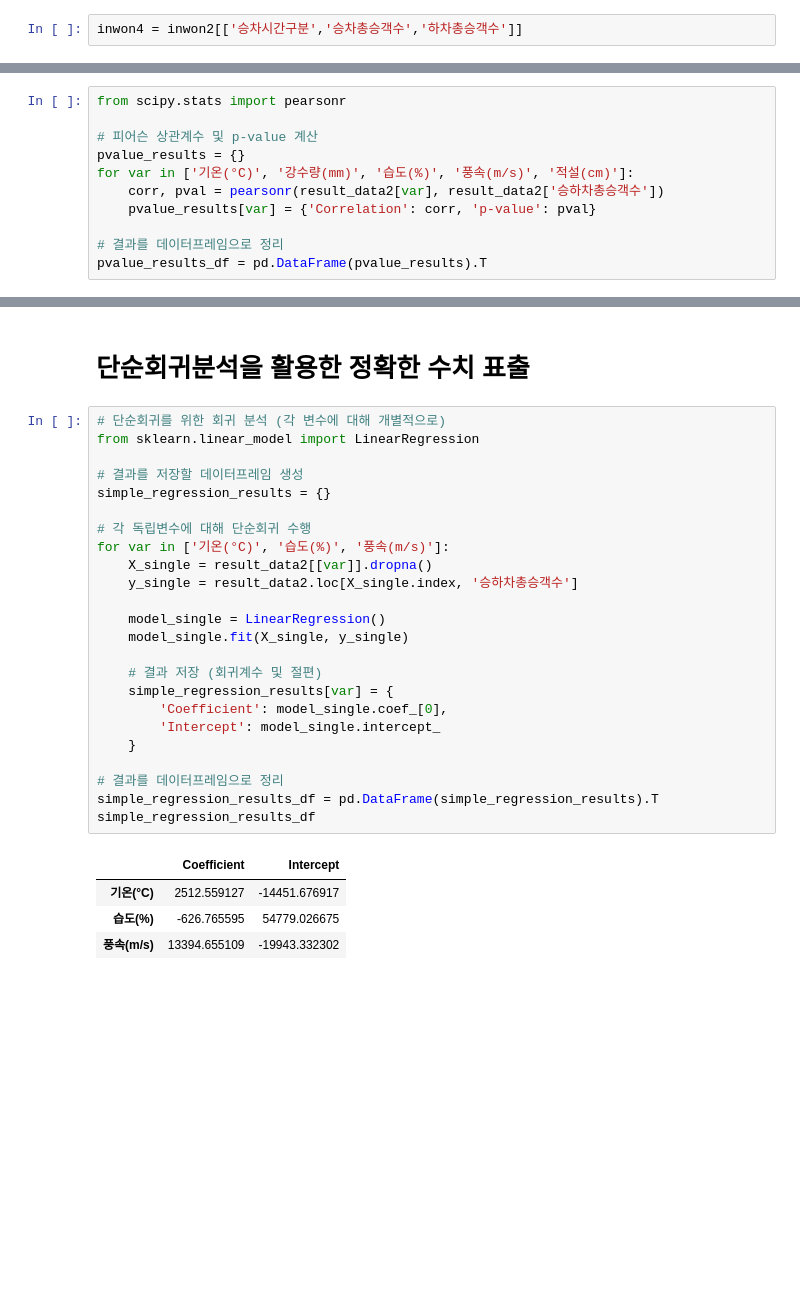
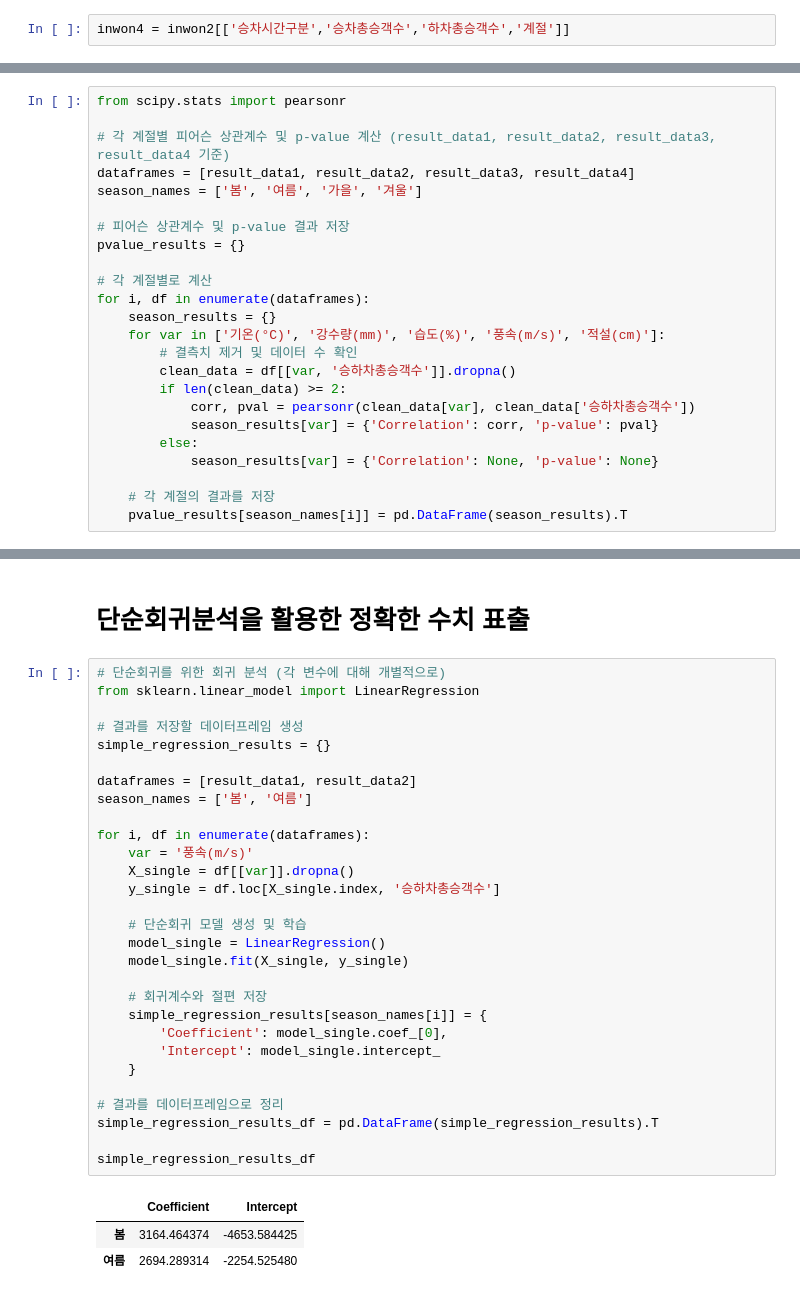
Before and after one commit to hannania7/Correlation-Analysis_toyproject, a Jupyter notebook: 데이터/코드/project.ipynb, the cells around one changed output, grey strips where cells are left out. Drawn from its saved outputs; the diff is of its cells as text; blank space fills up the shorter version.

```diff
--- a/데이터/코드/project.ipynb
+++ b/데이터/코드/project.ipynb
@@ -48,5 +68,5 @@ inwon3 = inwon[['승차시간구분','승차총승객수','하차총승객수']]
 # %%
-inwon4 = inwon2[['승차시간구분','승차총승객수','하차총승객수']]
+inwon4 = inwon2[['승차시간구분','승차총승객수','하차총승객수','계절']]
 # %%
 combined_inwon = pd.concat([inwon3, inwon4], axis=0).reset_index(drop=True)
 
@@ -275,11 +311,24 @@ plt.show()
 # %%
 from scipy.stats import pearsonr
 
-# 피어슨 상관계수 및 p-value 계산
+# 각 계절별 피어슨 상관계수 및 p-value 계산 (result_data1, result_data2, result_data3, result_data4 기준)
+dataframes = [result_data1, result_data2, result_data3, result_data4]
+season_names = ['봄', '여름', '가을', '겨울']
+
+# 피어슨 상관계수 및 p-value 결과 저장
 pvalue_results = {}
-for var in ['기온(°C)', '강수량(mm)', '습도(%)', '풍속(m/s)', '적설(cm)']:
-    corr, pval = pearsonr(result_data2[var], result_data2['승하차총승객수'])
-    pvalue_results[var] = {'Correlation': corr, 'p-value': pval}
 
-# 결과를 데이터프레임으로 정리
-pvalue_results_df = pd.DataFrame(pvalue_results).T
+# 각 계절별로 계산
+for i, df in enumerate(dataframes):
+    season_results = {}
+    for var in ['기온(°C)', '강수량(mm)', '습도(%)', '풍속(m/s)', '적설(cm)']:
+        # 결측치 제거 및 데이터 수 확인
+        clean_data = df[[var, '승하차총승객수']].dropna()
+        if len(clean_data) >= 2:
+            corr, pval = pearsonr(clean_data[var], clean_data['승하차총승객수'])
+            season_results[var] = {'Correlation': corr, 'p-value': pval}
+        else:
+            season_results[var] = {'Correlation': None, 'p-value': None}
+
+    # 각 계절의 결과를 저장
+    pvalue_results[season_names[i]] = pd.DataFrame(season_results).T
@@ -299,29 +416,33 @@ pvalue_results_df
 # %%
 # 단순회귀를 위한 회귀 분석 (각 변수에 대해 개별적으로)
 from sklearn.linear_model import LinearRegression
 
 # 결과를 저장할 데이터프레임 생성
 simple_regression_results = {}
 
-# 각 독립변수에 대해 단순회귀 수행
-for var in ['기온(°C)', '습도(%)', '풍속(m/s)']:
-    X_single = result_data2[[var]].dropna()
-    y_single = result_data2.loc[X_single.index, '승하차총승객수']
+dataframes = [result_data1, result_data2]
+season_names = ['봄', '여름']
 
+for i, df in enumerate(dataframes):
+    var = '풍속(m/s)'
+    X_single = df[[var]].dropna()
+    y_single = df.loc[X_single.index, '승하차총승객수']
+
+    # 단순회귀 모델 생성 및 학습
     model_single = LinearRegression()
     model_single.fit(X_single, y_single)
 
-    # 결과 저장 (회귀계수 및 절편)
-    simple_regression_results[var] = {
+    # 회귀계수와 절편 저장
+    simple_regression_results[season_names[i]] = {
         'Coefficient': model_single.coef_[0],
         'Intercept': model_single.intercept_
     }
 
 # 결과를 데이터프레임으로 정리
 simple_regression_results_df = pd.DataFrame(simple_regression_results).T
+
 simple_regression_results_df
 # %% [output]
 |  | Coefficient | Intercept |
-| 기온(°C) | 2512.559127 | -14451.676917 |
-| 습도(%) | -626.765595 | 54779.026675 |
-| 풍속(m/s) | 13394.655109 | -19943.332302 |
+| 봄 | 3164.464374 | -4653.584425 |
+| 여름 | 2694.289314 | -2254.525480 |
```
Also changed, not shown: parts of 33 cells of this notebook, 4 other files.
